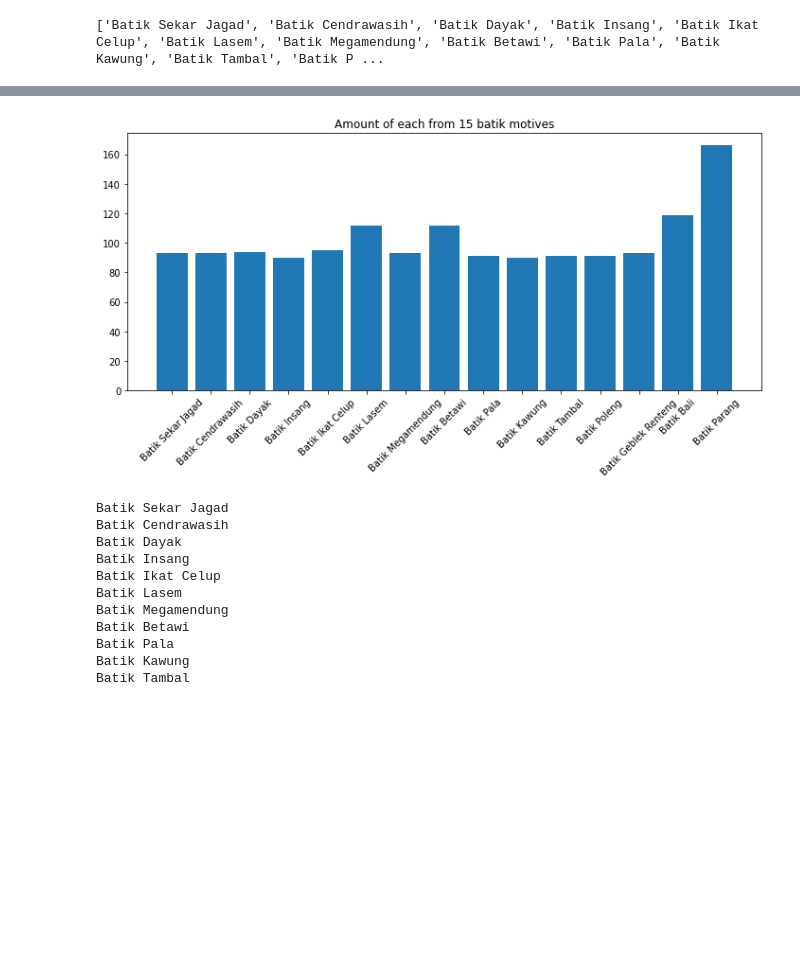
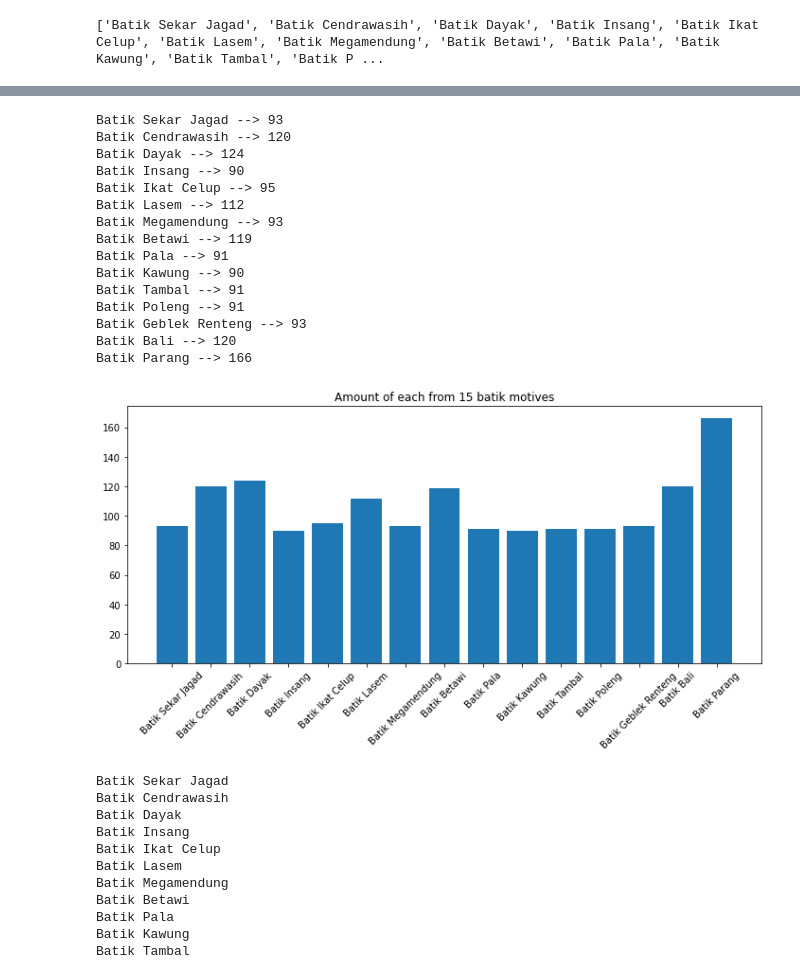
Before and after one commit to B21-CAP0283/corak, a Jupyter notebook: machine_learning/Preprocessing.ipynb, the cells around one changed output, grey strips where cells are left out. Saved outputs shown, nothing was run; the diff lists cells and outputs as text; code cells hidden in the pictures; blank space fills up the shorter version.

```diff
--- a/machine_learning/Preprocessing.ipynb
+++ b/machine_learning/Preprocessing.ipynb
@@ -28,15 +27,32 @@ DATASET directory is created!
 # %%
 data_count = []
 for motive in batik_motives:
-    data_count.append(len(os.listdir(os.path.join(cwd, "BATIK", motive))))
+    count = len(os.listdir(os.path.join(cwd, "BATIK", motive)))
+    print(f'{motive} --> {count}')
+    data_count.append(count)
 
 plt.figure(figsize=(12,5))
 plt.title(f"Amount of each from {len(batik_motives)} batik motives")
 plt.bar(batik_motives, data_count)
 plt.xticks(rotation=45)
 plt.show()
 # %% [output]
+Batik Sekar Jagad --> 93
+Batik Cendrawasih --> 120
+Batik Dayak --> 124
+Batik Insang --> 90
+Batik Ikat Celup --> 95
+Batik Lasem --> 112
+Batik Megamendung --> 93
+Batik Betawi --> 119
+Batik Pala --> 91
+Batik Kawung --> 90
+Batik Tambal --> 91
+Batik Poleng --> 91
+Batik Geblek Renteng --> 93
+Batik Bali --> 120
+Batik Parang --> 166
-[figure, old version]
+[figure, new version]
 # %%
 dataset_size = 90
 train_size = 70
```
Also changed, not shown: parts of 2 cells of this notebook.
